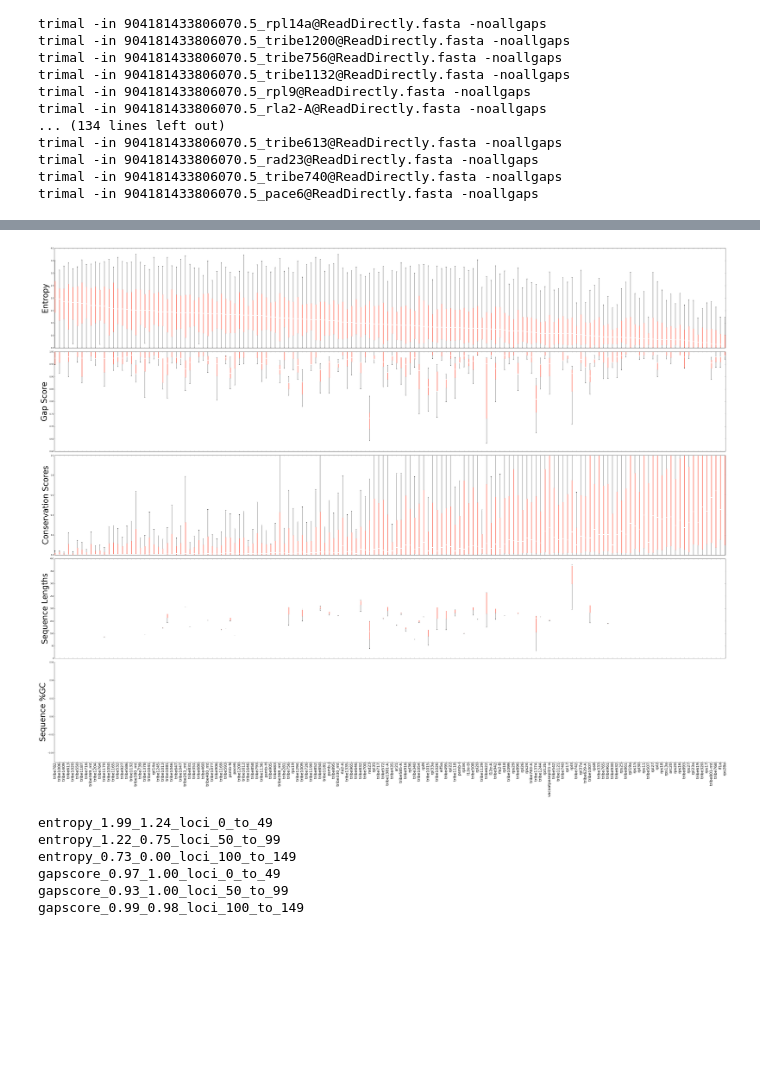
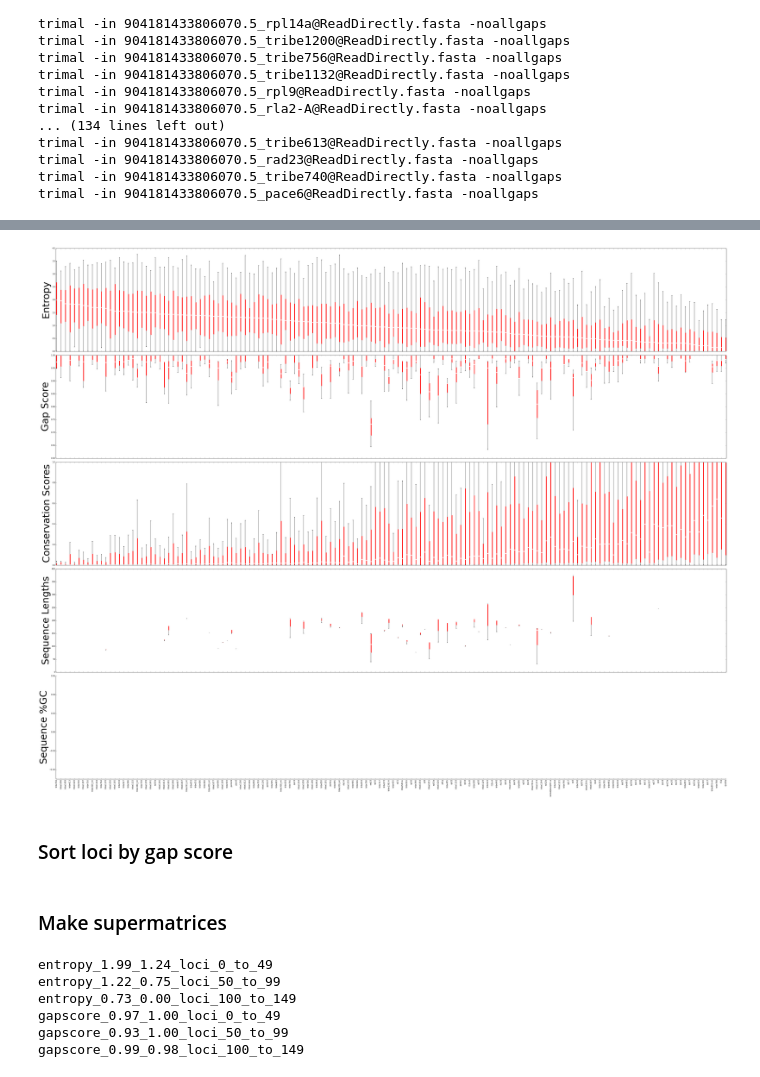
Before and after one commit to szitenberg/philippe2009, a Jupyter notebook: Philippe2009.ipynb, the cells around one changed output, grey strips where cells are left out. Drawn from its saved outputs; the diff is of its cells as text; code cells hidden in the pictures; blank space fills up the shorter version.

```diff
--- a/Philippe2009.ipynb
+++ b/Philippe2009.ipynb
@@ -137,12 +145,17 @@ loci_entropy.sort()
 # %%
 %matplotlib inline
-loci_entropy.plot('figures/sort_by_entropy.png', figsize=[50,40], ytick_fsize=8, xtick_fsize=20)
+loci_entropy.plot('figures/sort_by_entropy.png', figsize=[50,40], boxcolor='red',
+                  lable_fsize=50, xtick_fsize=10)
 # %% [output]
-[figure, old version]
+[figure, new version]
+# %% [markdown]
+### Sort loci by gap score
 # %%
 loci_gap = LociStats(pj)
 loci_gap.sort(parameter='gapscore')
 loci_gap.plot('figures/sort_by_gapscore.png', figsize=[50,40])
+# %% [markdown]
+### Make supermatrices
 # %%
 supermatrices = loci_entropy.slide_loci('source_original_id', length=50, step=50)
 supermatrices += loci_entropy.slide_loci('source_original_id', length=50, step=50, parameter='gapscore')
```
Also changed, not shown: parts of 11 cells of this notebook.
